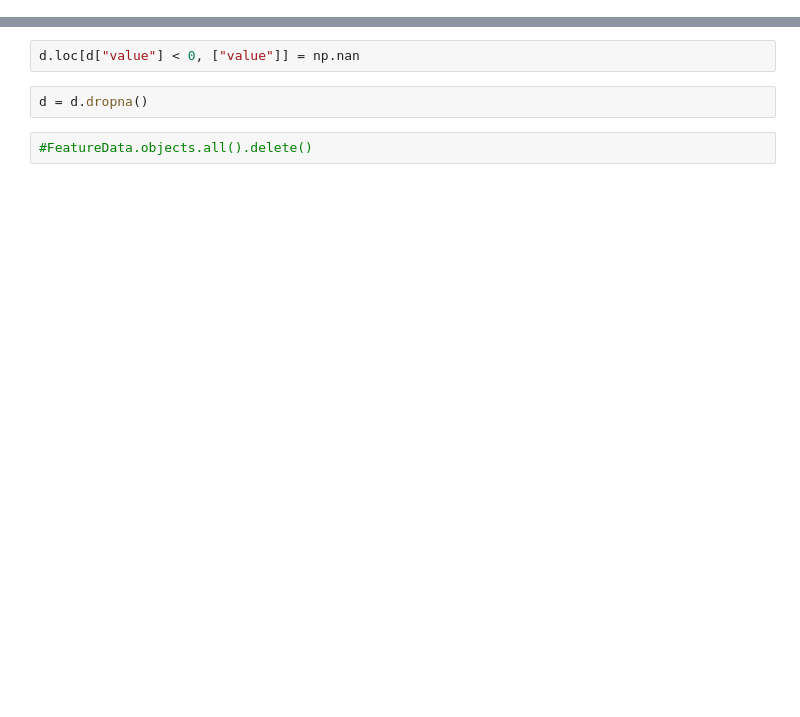
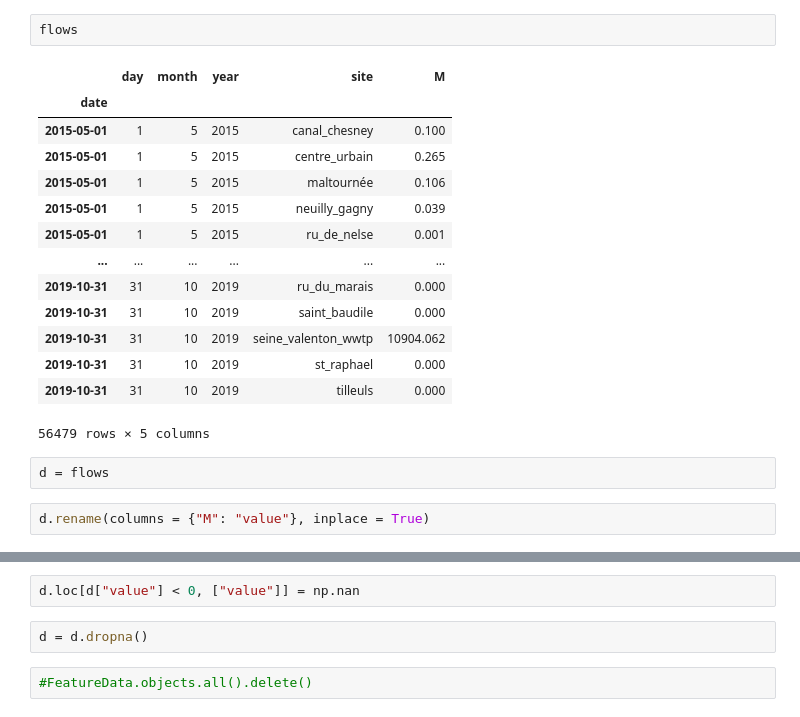
Before and after one commit to mrustl/plattform, a Jupyter notebook: populate_database.ipynb, the cells around one changed output, grey strips where cells are left out. Saved outputs shown, nothing was run; the diff lists cells and outputs as text; blank space fills up the shorter version.

```diff
--- a/populate_database.ipynb
+++ b/populate_database.ipynb
@@ -90,0 +97,21 @@ d.sort_values(by = "value")
+# %%
+flows
+# %% [output]
+|  | day | month | year | site | M |
+| date |  |  |  |  |  |
+| 2015-05-01 | 1 | 5 | 2015 | canal_chesney | 0.100 |
+| 2015-05-01 | 1 | 5 | 2015 | centre_urbain | 0.265 |
+| 2015-05-01 | 1 | 5 | 2015 | maltournée | 0.106 |
+| 2015-05-01 | 1 | 5 | 2015 | neuilly_gagny | 0.039 |
+| 2015-05-01 | 1 | 5 | 2015 | ru_de_nelse | 0.001 |
+| ... | ... | ... | ... | ... | ... |
+| 2019-10-31 | 31 | 10 | 2019 | ru_du_marais | 0.000 |
+| 2019-10-31 | 31 | 10 | 2019 | saint_baudile | 0.000 |
+| 2019-10-31 | 31 | 10 | 2019 | seine_valenton_wwtp | 10904.062 |
+| 2019-10-31 | 31 | 10 | 2019 | st_raphael | 0.000 |
+| 2019-10-31 | 31 | 10 | 2019 | tilleuls | 0.000 |
+56479 rows × 5 columns
+# %%
+d = flows
+# %%
+d.rename(columns = {"M": "value"}, inplace = True)
```
Also changed, not shown: parts of 26 cells of this notebook, 6 other files.
